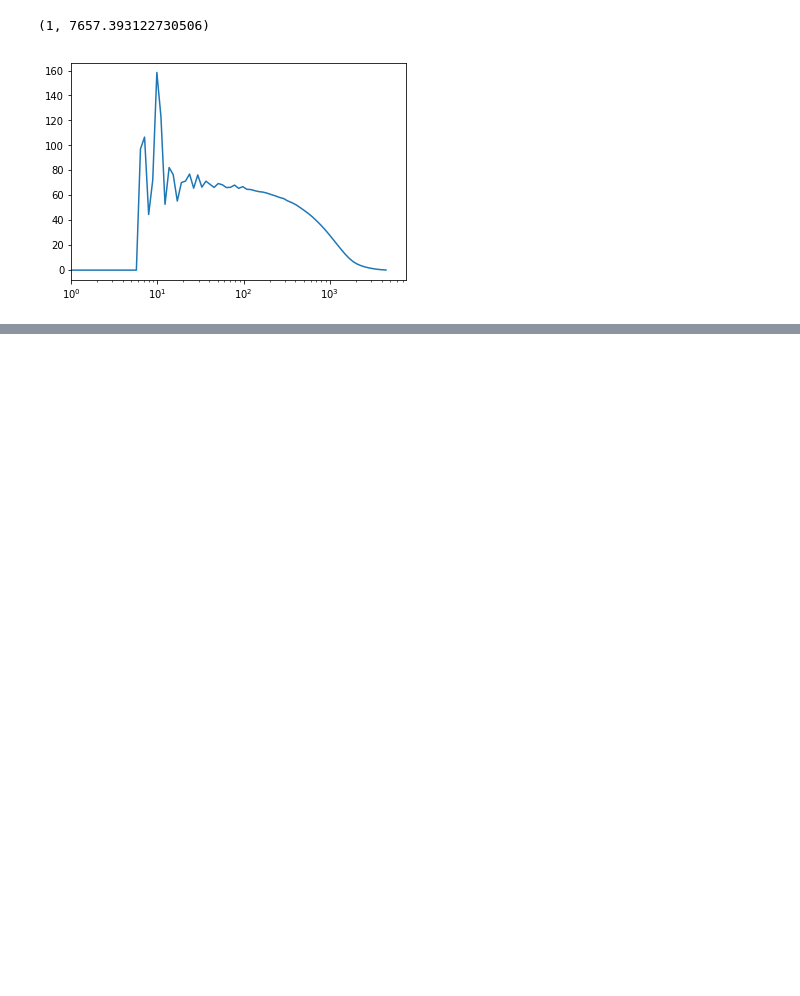
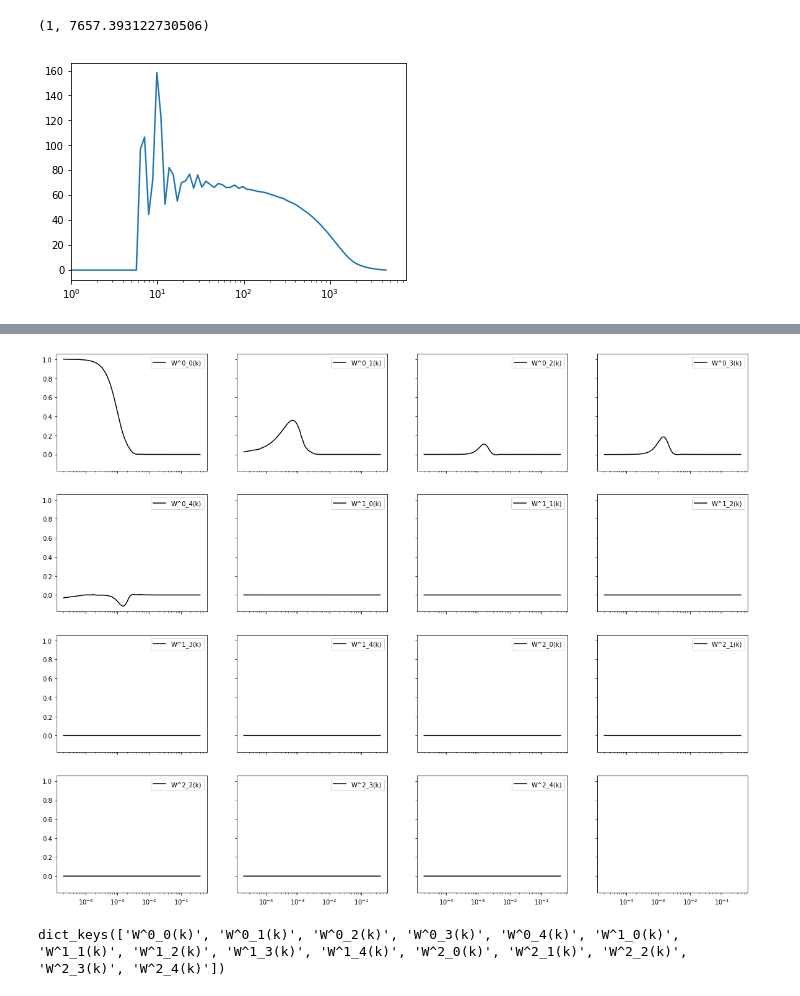
Before and after one commit to mehdirezaie/eboss, a Jupyter notebook: window.ipynb, the cells around one changed output, grey strips where cells are left out. Drawn from its saved outputs; the diff is of its cells as text; code cells hidden in the pictures; blank space fills up the shorter version.

```diff
--- a/window.ipynb
+++ b/window.ipynb
@@ -108,0 +142,2 @@ plt.xlim(xmin=1)
+# %%
+d = np.loadtxt('/Volumes/TimeMachine/data/eboss/v6/win_eBOSS_DR16_QSO_v6_NGC_TSC_600_600_600_10000_merged.dat', skiprows=30)
@@ -108,0 +152,4 @@ plt.xlim(xmin=1)
+# %%
+lbls = 'W^0_0(k) W^0_1(k) W^0_2(k) W^0_3(k) W^0_4(k) W^1_0(k) W^1_1(k) W^1_2(k) W^1_3(k) W^1_4(k) W^2_0(k) W^2_1(k) W^2_2(k) W^2_3(k) W^2_4(k) Nmodes'
+tlb = lbls.split(' ')
+tlb
@@ -108,0 +173,19 @@ plt.xlim(xmin=1)
+# %%
+fig, ax = plt.subplots(ncols=4, nrows=4, figsize=(20, 16), sharex=True, sharey=True)
+ax = ax.flatten()
+
+w_dicts = {}
+for i, j in enumerate(range(2, 17)):
+    k = d[:, 0]
+    w = d[:, j]
+    w_dicts[tlb[i]] = w
+    ax[i].plot(k, w, 'k-', label=tlb[i])
+    ax[i].set_xscale('log')
+    ax[i].legend()
+# %% [output]
+[figure, added]
+# %%
+w_r_dicts
+for key_i in w_dicts.keys():
+# %% [output]
+dict_keys(['W^0_0(k)', 'W^0_1(k)', 'W^0_2(k)', 'W^0_3(k)', 'W^0_4(k)', 'W^1_0(k)', 'W^1_1(k)', 'W^1_2(k)', 'W^1_3(k)', 'W^1_4(k)', 'W^2_0(k)', 'W^2_1(k)', 'W^2_2(k)', 'W^2_3(k)', 'W^2_4(k)'])
```
Also changed, not shown: parts of 23 cells of this notebook, 4 other files.
